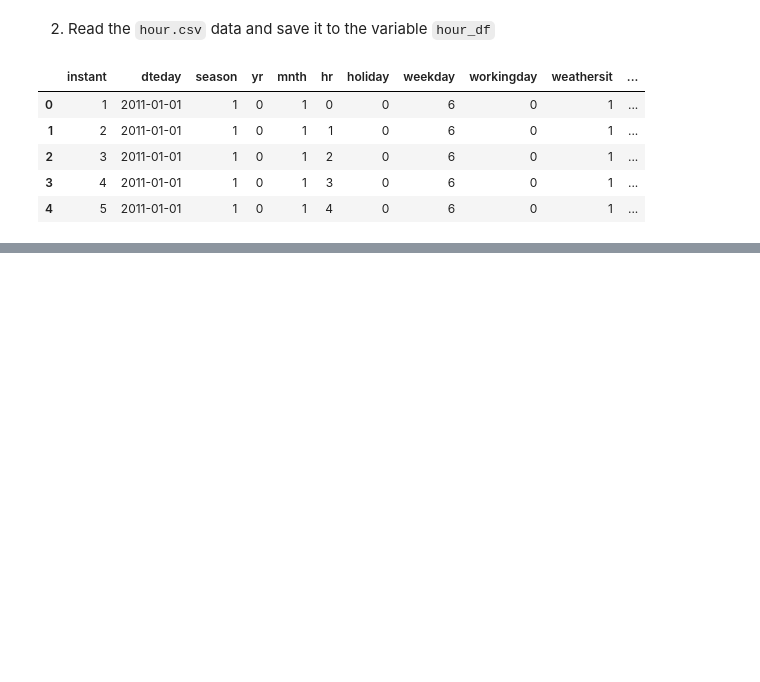
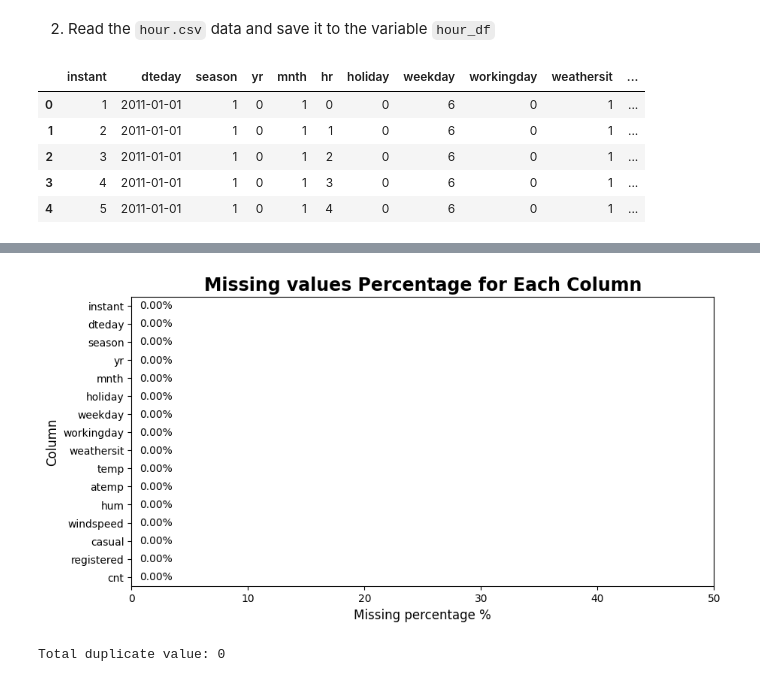
Before and after one commit to stefansphtr/Predicting-BikeShare-Linear-Regression, a Jupyter notebook: notebook.ipynb, the cells around one changed output, grey strips where cells are left out. Saved outputs shown, nothing was run; the diff lists cells and outputs as text; code cells hidden in the pictures; blank space fills up the shorter version.

Commit message:
chore(data_assessing): complete data asses process for day_df
Signed-off by: Stefanus Bernard Melkisedek

```diff
--- a/notebook.ipynb
+++ b/notebook.ipynb
@@ -56,0 +82,15 @@ hour_df.head()
+# %%
+# Display the missing value percentage
+pmv(day_df)
+
+# This process could also completed using the method .isna().sum() from pandas
+# day_df.isna().sum()
+# %% [output]
+[figure, added]
+# %%
+# Check the duplicate value in the table day_df
+duplicate_value = day_df.duplicated()
+
+print(f"Total duplicate value: {duplicate_value.sum()}")
+# %% [output]
+Total duplicate value: 0
```
Also changed, not shown: parts of 4 cells of this notebook.
